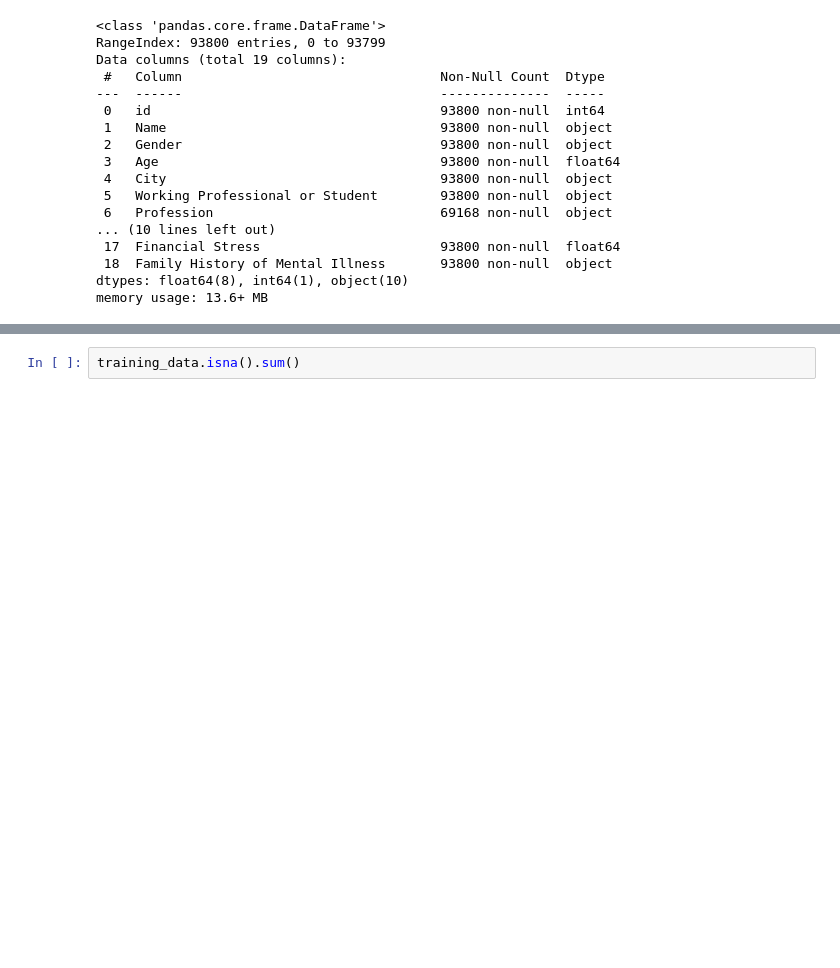
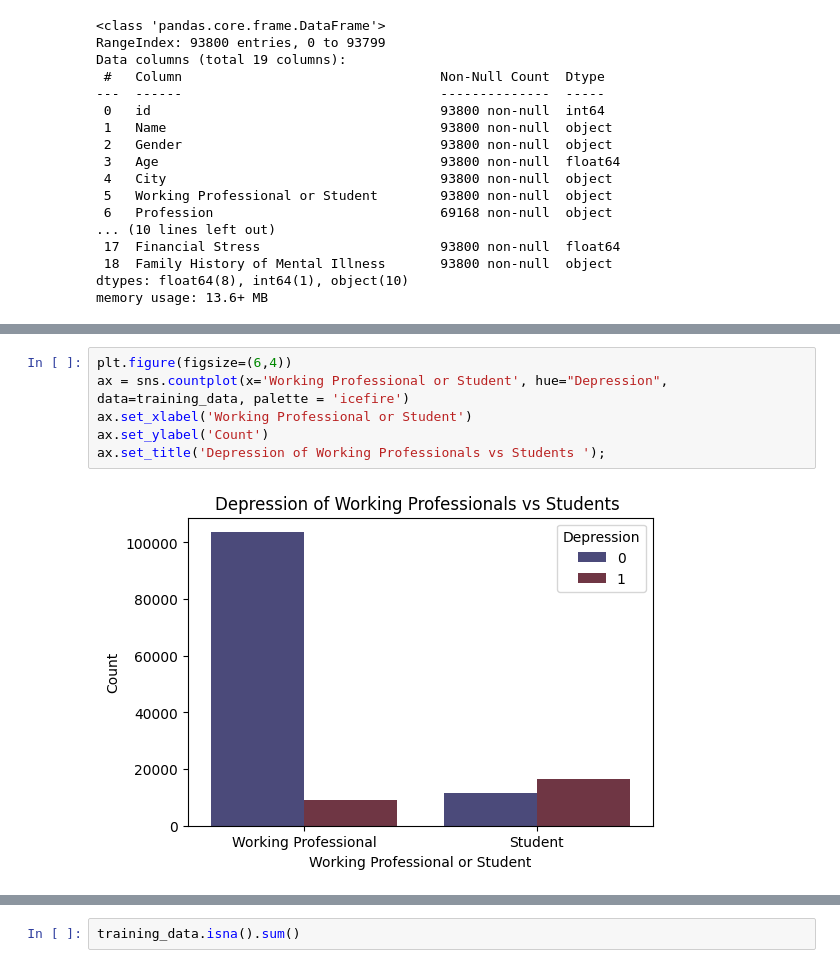
Before and after one commit to KImondorose/Exploring-Mental-Health-Data, a Jupyter notebook: index.ipynb, the cells around one changed output, grey strips where cells are left out. Cells and saved outputs as stored; diff of their text form; blank space fills up the shorter version.

```diff
--- a/index.ipynb
+++ b/index.ipynb
@@ -134,0 +151,8 @@ DATASET OVERVIEW
+# %%
+plt.figure(figsize=(6,4))
+ax = sns.countplot(x='Working Professional or Student', hue="Depression", data=training_data, palette = 'icefire')
+ax.set_xlabel('Working Professional or Student')
+ax.set_ylabel('Count')
+ax.set_title('Depression of Working Professionals vs Students ');
+# %% [output]
+[figure, added]
```
Also changed, not shown: parts of 34 cells of this notebook, 1 other file.
